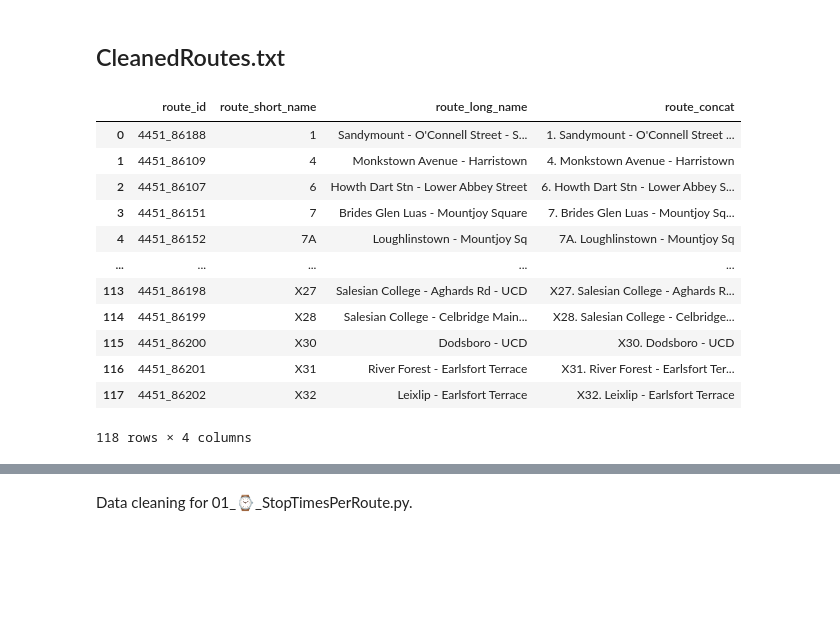
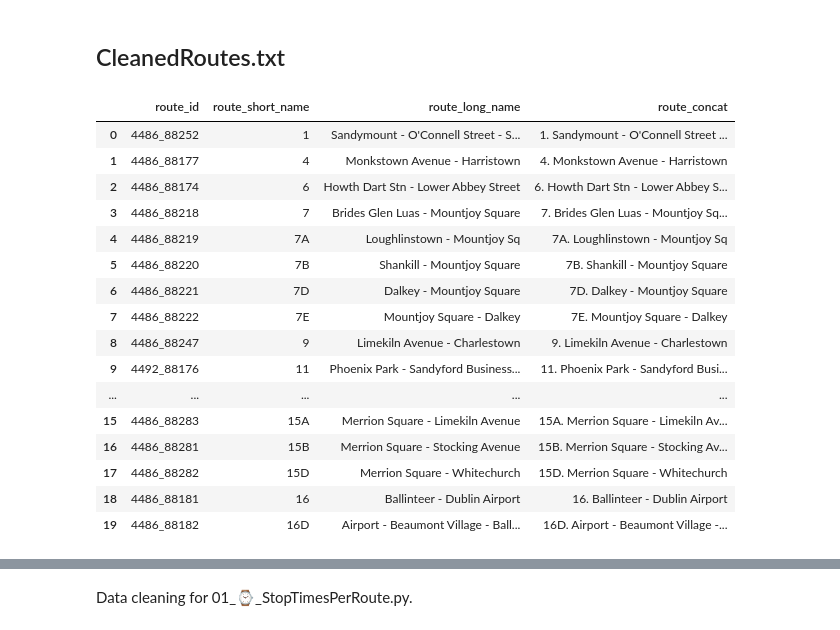
Before and after one commit to josericodata/DublinBusApp, a Jupyter notebook: assets/dataCleaning/01_DataCleaning.ipynb, the cells around one changed output, grey strips where cells are left out. Drawn from its saved outputs; the diff is of its cells as text; code cells hidden in the pictures; blank space fills up the shorter version.

Commit message:
Updating Data from GTFS_Dublin_Bus.zip, it has been changed, this app needs to mantain this. The NTA likes to change this every now and then 😂

```diff
--- a/assets/dataCleaning/01_DataCleaning.ipynb
+++ b/assets/dataCleaning/01_DataCleaning.ipynb
@@ -36,44 +38,48 @@ os.makedirs(output_dir, exist_ok=True)
 # %%
 # Read the routes.txt file
 file_path = "routes.txt"
 routes_df = pd.read_csv(file_path)
 
 # Explicitly create a new DataFrame with only the required columns
 cleaned_routes = routes_df[["route_id", "route_short_name", "route_long_name"]].copy()
 
 # Create a new column for the concatenated values
 cleaned_routes["route_concat"] = cleaned_routes["route_short_name"].astype(str) + ". " + cleaned_routes["route_long_name"]
 
 # Define a custom sorting key function
 def custom_sort_key(route_short_name):
     import re
     match = re.match(r'(\d+)([A-Za-z]*)', route_short_name)
     if match:
         num_part = int(match.group(1))
         alpha_part = match.group(2)
         return (num_part, alpha_part or "")
     return (float('inf'), route_short_name)
 
 # Apply the custom sorting
 cleaned_routes["sort_key"] = cleaned_routes["route_short_name"].apply(custom_sort_key)
 cleaned_routes = cleaned_routes.sort_values(by="sort_key").drop(columns=["sort_key"])
 # Reset the index
 cleaned_routes = cleaned_routes.reset_index(drop=True)
-cleaned_routes
+cleaned_routes.head(20)
 # %% [output]
 |  | route_id | route_short_name | route_long_name | route_concat |
-| 0 | 4451_86188 | 1 | Sandymount - O'Connell Street - S... | 1. Sandymount - O'Connell Street ... |
-| 1 | 4451_86109 | 4 | Monkstown Avenue - Harristown | 4. Monkstown Avenue - Harristown |
-| 2 | 4451_86107 | 6 | Howth Dart Stn - Lower Abbey Street | 6. Howth Dart Stn - Lower Abbey S... |
-| 3 | 4451_86151 | 7 | Brides Glen Luas - Mountjoy Square | 7. Brides Glen Luas - Mountjoy Sq... |
-| 4 | 4451_86152 | 7A | Loughlinstown - Mountjoy Sq | 7A. Loughlinstown - Mountjoy Sq |
+| 0 | 4486_88252 | 1 | Sandymount - O'Connell Street - S... | 1. Sandymount - O'Connell Street ... |
+| 1 | 4486_88177 | 4 | Monkstown Avenue - Harristown | 4. Monkstown Avenue - Harristown |
+| 2 | 4486_88174 | 6 | Howth Dart Stn - Lower Abbey Street | 6. Howth Dart Stn - Lower Abbey S... |
+| 3 | 4486_88218 | 7 | Brides Glen Luas - Mountjoy Square | 7. Brides Glen Luas - Mountjoy Sq... |
+| 4 | 4486_88219 | 7A | Loughlinstown - Mountjoy Sq | 7A. Loughlinstown - Mountjoy Sq |
+| 5 | 4486_88220 | 7B | Shankill - Mountjoy Square | 7B. Shankill - Mountjoy Square |
+| 6 | 4486_88221 | 7D | Dalkey - Mountjoy Square | 7D. Dalkey - Mountjoy Square |
+| 7 | 4486_88222 | 7E | Mountjoy Square - Dalkey | 7E. Mountjoy Square - Dalkey |
+| 8 | 4486_88247 | 9 | Limekiln Avenue - Charlestown | 9. Limekiln Avenue - Charlestown |
+| 9 | 4492_88176 | 11 | Phoenix Park - Sandyford Business... | 11. Phoenix Park - Sandyford Busi... |
 | ... | ... | ... | ... | ... |
-| 113 | 4451_86198 | X27 | Salesian College - Aghards Rd - UCD | X27. Salesian College - Aghards R... |
-| 114 | 4451_86199 | X28 | Salesian College - Celbridge Main... | X28. Salesian College - Celbridge... |
-| 115 | 4451_86200 | X30 | Dodsboro - UCD | X30. Dodsboro - UCD |
-| 116 | 4451_86201 | X31 | River Forest - Earlsfort Terrace | X31. River Forest - Earlsfort Ter... |
-| 117 | 4451_86202 | X32 | Leixlip - Earlsfort Terrace | X32. Leixlip - Earlsfort Terrace |
+| 15 | 4486_88283 | 15A | Merrion Square - Limekiln Avenue | 15A. Merrion Square - Limekiln Av... |
+| 16 | 4486_88281 | 15B | Merrion Square - Stocking Avenue | 15B. Merrion Square - Stocking Av... |
+| 17 | 4486_88282 | 15D | Merrion Square - Whitechurch | 15D. Merrion Square - Whitechurch |
+| 18 | 4486_88181 | 16 | Ballinteer - Dublin Airport | 16. Ballinteer - Dublin Airport |
+| 19 | 4486_88182 | 16D | Airport - Beaumont Village - Ball... | 16D. Airport - Beaumont Village -... |
-118 rows × 4 columns
 # %%
 # Explicitly create a new DataFrame with only the required columns
 cleaned_routes = cleaned_routes[["route_id", "route_short_name", "route_concat"]].copy()
```
Also changed, not shown: parts of 18 cells of this notebook, 10 other files.
